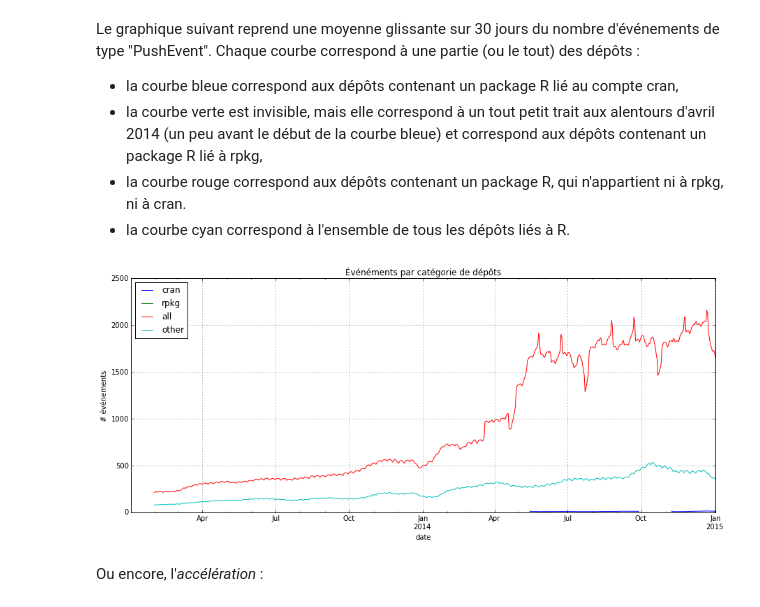
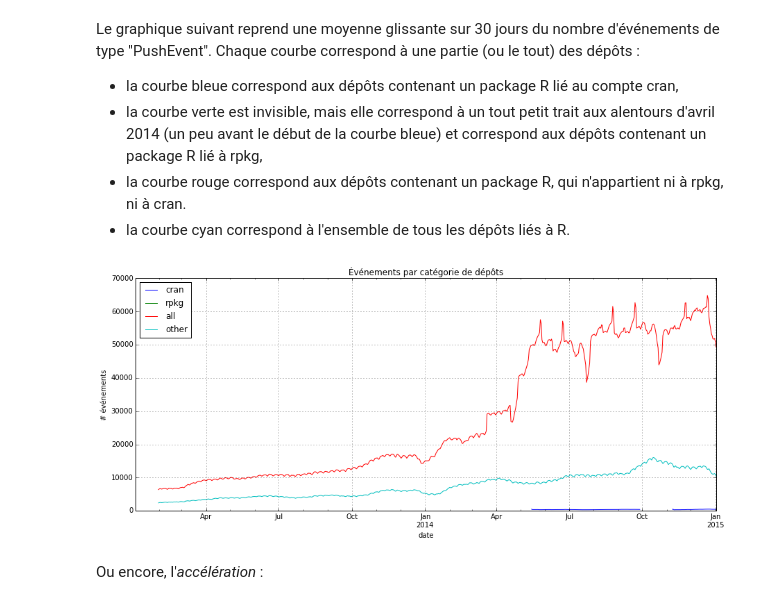
Before and after one commit to maelick/GitHub-API-Helpers, a Jupyter notebook: ActivityPlot.ipynb, the cells around one changed output. Drawn from its saved outputs; the diff is of its cells as text; code cells hidden in the pictures.

Commit message:
Mise à jour des graphiques et de l'analyse de l'activité.

```diff
--- a/ActivityPlot.ipynb
+++ b/ActivityPlot.ipynb
@@ -68,13 +68,14 @@ conn = pymongo.MongoClient()
 
 def _from_json_to_flat(e):
     return {'type': e['type'],
-                   'created_at': dateutil.parser.parse(e['created_at']),
-                   'owner': e['repository']['owner'],
-                   'repository': e['repository']['name']}
+            'actor': e['actor'],
+            'created_at': dateutil.parser.parse(e['created_at']),
+            'owner': e['repository']['owner'],
+            'repository': e['repository']['name']}
 
 events = imap(_from_json_to_flat,
               conn.r.events.find({'type': 'PushEvent'},
-                                 fields=['type', 'created_at', 'repository.name', 'repository.owner']))
+                                 fields=['type', 'actor', 'created_at', 'repository.name', 'repository.owner']))
 # %%
 # This should take some time (expect 683425 items)
 df_events = pandas.DataFrame(list(events))
@@ -103,13 +104,13 @@ Le graphique suivant reprend une moyenne glissante sur 30 jours du nombre d'év
 - la courbe cyan correspond à l'ensemble de tous les dépôts liés à R.
 # %%
 df_temp = df_events_all.resample('1D', label='left', loffset='1d', how='sum')
-plot = pandas.stats.moments.rolling_mean(df_temp, window=30)[['cran', 'rpkg', 'all', 'other']].plot()
-plot.set_title(u'Événéments par catégorie de dépôts')
+plot = pandas.stats.moments.rolling_sum(df_temp, window=30)[['cran', 'rpkg', 'all', 'other']].plot()
+plot.set_title(u'Événements par catégorie de dépôts')
 plot.set_xlabel('date')
 plot.set_ylabel(u'# événements')
 plot.get_figure().set_size_inches(15,6)
 # %% [output]
-[figure, old version]
+[figure, new version]
 # %% [markdown]
 Ou encore, l'*accélération* :
 # %%
```
Also changed, not shown: parts of 8 cells of this notebook, 1 other file.
